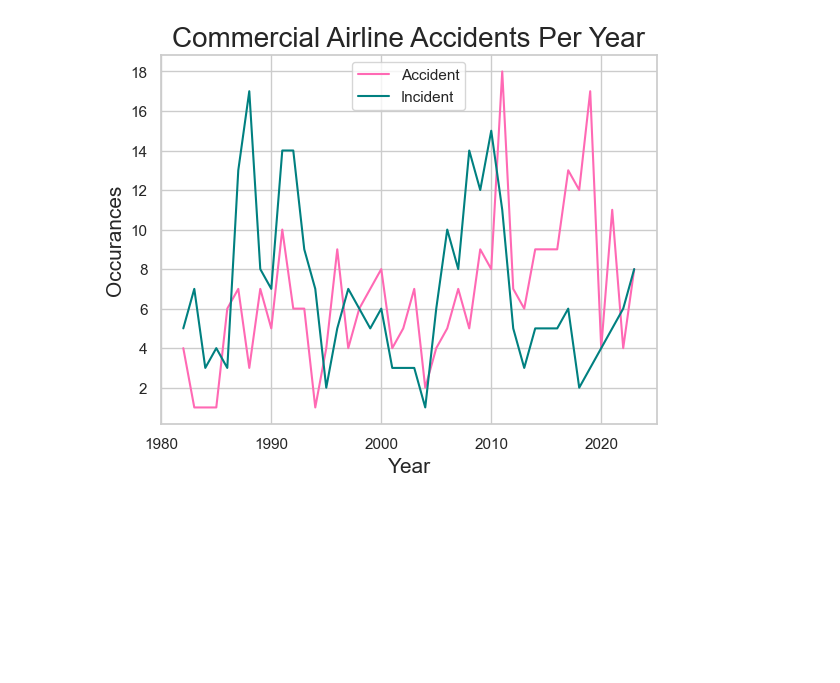
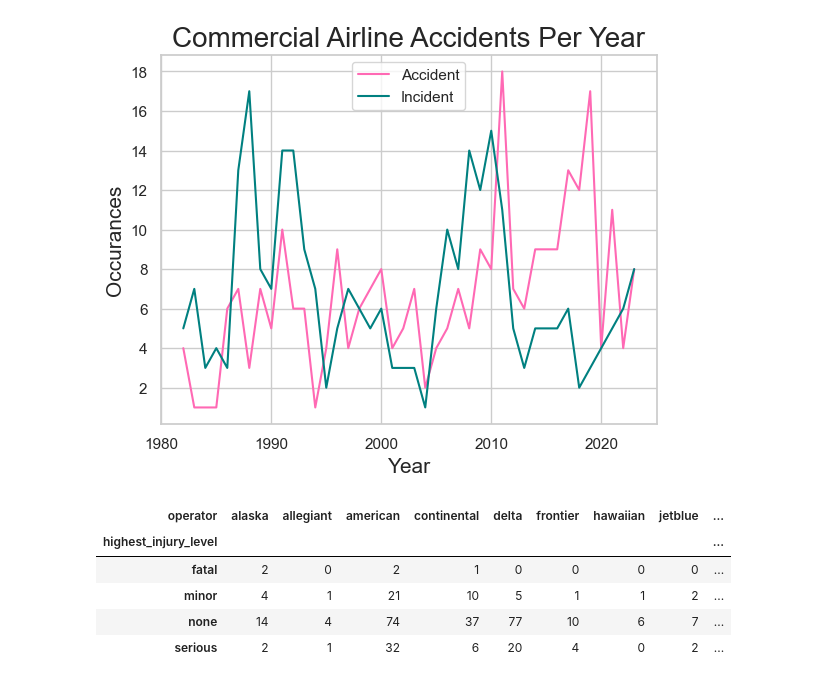
Before and after one commit to FragariaChemist/airline_safety, a Jupyter notebook: jupyter_notebooks/04_data_exploration_through_vis_kh.ipynb, the cells around one changed output. Saved outputs shown, nothing was run; the diff lists cells and outputs as text; code cells hidden in the pictures; blank space fills up the shorter version.

```diff
--- a/05_data_viz.ipynb
+++ b/jupyter_notebooks/04_data_exploration_through_vis_kh.ipynb
@@ -121,0 +124,9 @@ plt.savefig('../airline_safety/plot_images/acc_and_inc_per_year.png', dpi = 192)
+# %%
+injuries_df
+# %% [output]
+| operator | alaska | allegiant | american | continental | delta | frontier | hawaiian | jetblue | ... |
+| highest_injury_level |  |  |  |  |  |  |  |  | ... |
+| fatal | 2 | 0 | 2 | 1 | 0 | 0 | 0 | 0 | ... |
+| minor | 4 | 1 | 21 | 10 | 5 | 1 | 1 | 2 | ... |
+| none | 14 | 4 | 74 | 37 | 77 | 10 | 6 | 7 | ... |
+| serious | 2 | 1 | 32 | 6 | 20 | 4 | 0 | 2 | ... |
```
Also changed, not shown: parts of 13 cells of this notebook, 12 other files.
